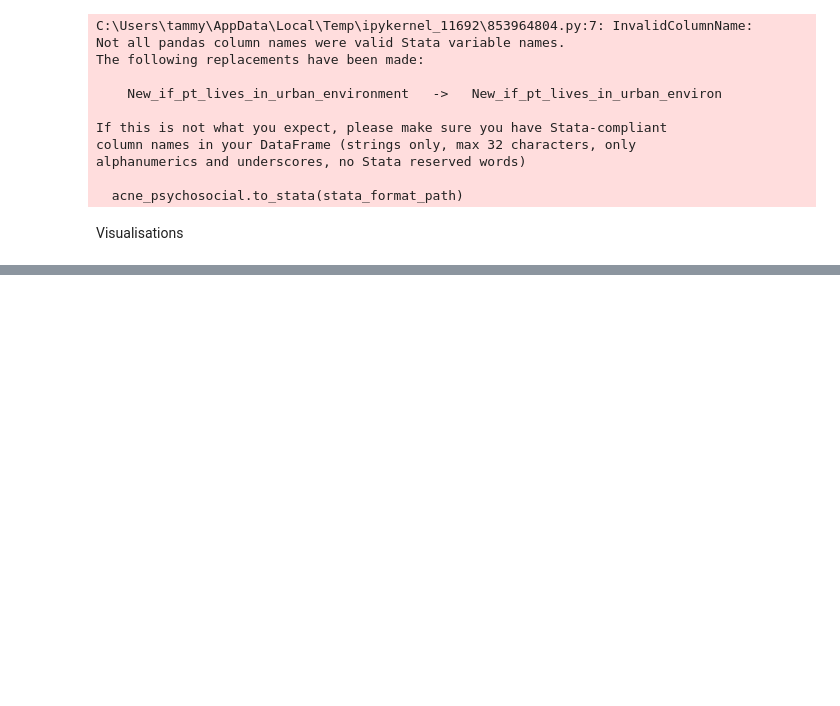
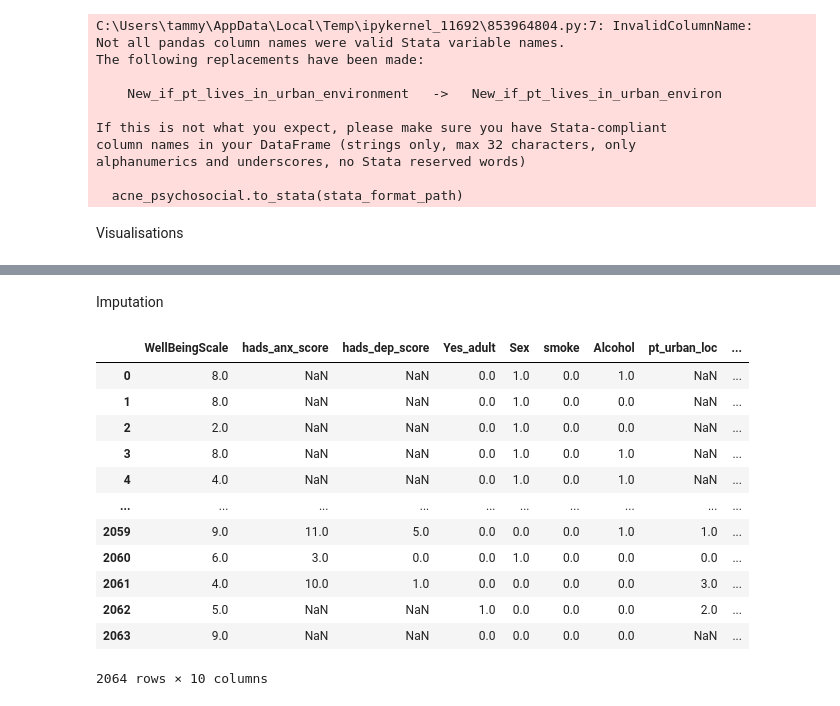
Before and after one commit to tcwy01/AcnePsychosocial, a Jupyter notebook: Acne_script.ipynb, the cells around one changed output, grey strips where cells are left out. Saved outputs shown, nothing was run; the diff lists cells and outputs as text; code cells hidden in the pictures; blank space fills up the shorter version.

Commit message:
further imputation and analysis

```diff
--- a/Acne_script.ipynb
+++ b/Acne_script.ipynb
@@ -762,0 +765,32 @@ plt.show()
+# %% [markdown]
+Imputation
+# %%
+#Choosing columns to impute for multivariable regression analysis
+import pandas as pd
+for_imputation = pd.read_stata('Z:/acne_psychosocial_v3.dta')
+useful_cols = ['WellBeingScale',
+               'hads_anx_score',
+               'hads_dep_score',
+               'Yes_adult',
+               'Sex',
+               'smoke',
+               'Alcohol',
+               'pt_urban_loc',
+               'BMI',
+               'Socioeconomic_status']
+for_imputation = for_imputation[useful_cols]
+for_imputation
+# %% [output]
+|  | WellBeingScale | hads_anx_score | hads_dep_score | Yes_adult | Sex | smoke | Alcohol | pt_urban_loc | ... |
+| 0 | 8.0 | NaN | NaN | 0.0 | 1.0 | 0.0 | 1.0 | NaN | ... |
+| 1 | 8.0 | NaN | NaN | 0.0 | 1.0 | 0.0 | 0.0 | NaN | ... |
+| 2 | 2.0 | NaN | NaN | 0.0 | 1.0 | 0.0 | 0.0 | NaN | ... |
+| 3 | 8.0 | NaN | NaN | 0.0 | 1.0 | 0.0 | 1.0 | NaN | ... |
+| 4 | 4.0 | NaN | NaN | 0.0 | 1.0 | 0.0 | 1.0 | NaN | ... |
+| ... | ... | ... | ... | ... | ... | ... | ... | ... | ... |
+| 2059 | 9.0 | 11.0 | 5.0 | 0.0 | 0.0 | 0.0 | 1.0 | 1.0 | ... |
+| 2060 | 6.0 | 3.0 | 0.0 | 0.0 | 1.0 | 0.0 | 0.0 | 0.0 | ... |
+| 2061 | 4.0 | 10.0 | 1.0 | 0.0 | 0.0 | 0.0 | 0.0 | 3.0 | ... |
+| 2062 | 5.0 | NaN | NaN | 1.0 | 0.0 | 0.0 | 0.0 | 2.0 | ... |
+| 2063 | 9.0 | NaN | NaN | 0.0 | 0.0 | 0.0 | 0.0 | NaN | ... |
+2064 rows × 10 columns
```
Also changed, not shown: parts of 4 cells of this notebook, 1 other file.
